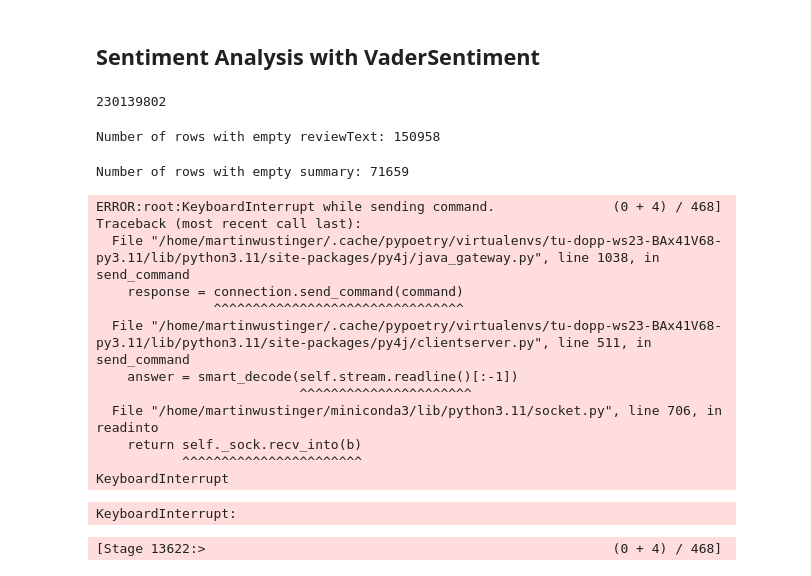
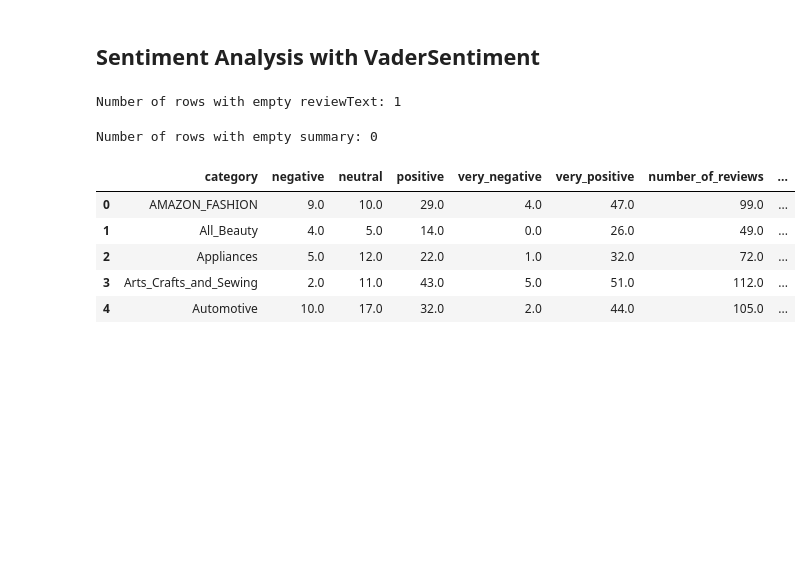
Before and after one commit to mkleinegger/amazon-reviews-sentinent-analysis, a Jupyter notebook: question1.ipynb, the cells around one changed output. Cells and saved outputs as stored; diff of their text form; code cells hidden in the pictures; blank space fills up the shorter version.

```diff
--- a/question1.ipynb
+++ b/question1.ipynb
@@ -146,11 +138,11 @@ KeyboardInterrupt:
 # %% [markdown]
 ## Sentiment Analysis with VaderSentiment
 # %%
-from pyspark.sql.functions import col, coalesce, lit
-from pyspark.sql.types import StringType, DoubleType
-
+##
+## Removes unnecaccary columns and adds columns for the sentiment analysis
+## New Columns: 'vader_neg', 'vader_neu', 'vader_pos', 'vader_compound'
+##
 def reduce_to_sentiment(df):
-    print(len(df))
     print(f"Number of rows with empty reviewText: {len(df[df['reviewText'].isna()])}")
     print(f"Number of rows with empty summary: {len(df[df['summary'].isna()])}")
     df['text'] = df['summary'] + ' - ' + df['reviewText']
@@ -165,53 +157,56 @@ def reduce_to_sentiment(df):
     calculate_pos_score = udf(lambda x: SentimentIntensityAnalyzer().polarity_scores(x)['pos'], DoubleType())
     df = df.withColumn("vader_pos", calculate_pos_score(df['text']))
     calculate_compound_score = udf(lambda x: SentimentIntensityAnalyzer().polarity_scores(x)['compound'], DoubleType())
     df = df.withColumn("vader_compound", calculate_compound_score(df['text']))
 
     df = df[['category', 'overall', 'verified', 'vader_neg', 'vader_neu', 'vader_pos', 'vader_compound']]
     calculate_sentiment = udf(lambda compound: 'very_positive' if compound >= 0.75
                                 else ('positive' if compound >= 0.25
                                 else ('very_negative' if compound <= -0.75
                                 else ('negative' if compound <= -0.25
                                 else 'neutral'))), StringType())
     df = df.withColumn("sentiment", calculate_sentiment(df['vader_compound']))
     return df
 
+##
+## Groups by Category and counts the number of ratings per sentiment class
+## Resulting Columns: 'category', 'very_negative', 'negative', 'neutral', 'positive', 'very_positive', 'number_of_reviews', 'average_sentiment'
+##
 def reduce_to_cat_sentiment(df):
     long_df = df.groupBy("category", "sentiment").agg(count("*").alias("count")).toPandas()
     wide_df = long_df.pivot(index='category', columns='sentiment', values='count')
     # wide_df.columns = [f'sentiment_{col}' for col in wide_df.columns]
     wide_df = wide_df.fillna(0)
 
     df_cat_sentiment = wide_df.reset_index()
     df_cat_sentiment = df_cat_sentiment.sort_values(by=['category']).reset_index(drop=True)
-    df_cat_sentiment = df_cat_sentiment.assign(number_of_ratings=lambda x: x['very_positive'] + x['positive'] + x['neutral'] + x['negative'] + x['very_negative'])
-    df_cat_sentiment = df_cat_sentiment.assign(average_sentiment=lambda x: (x['very_positive'] + x['positive'] * 0.5 - x['negative'] * 0.5 - x['very_negative']) / x['number_of_ratings'])
+    df_cat_sentiment = df_cat_sentiment.assign(number_of_reviews=lambda x: x['very_positive'] + x['positive'] + x['neutral'] + x['negative'] + x['very_negative'])
+
+    average_compound = df.groupBy("category").agg(avg('vader_compound').alias('average_sentiment')).toPandas().reset_index(drop=True)
+    df_cat_sentiment = df_cat_sentiment.merge(average_compound, on='category', how='left') # Correct this line
 
     return df_cat_sentiment
 
 
 
-data_sentiment = reduce_to_sentiment(subsampled_data)
+data_sentiment = reduce_to_sentiment(data_sample)
+# data_sentiment_verified = data_sentiment[data_sentiment['verified'] == True]
+# data_sentiment_not_verified = data_sentiment[data_sentiment['verified'] == False]
+
 data_cat_sentiment = reduce_to_cat_sentiment(data_sentiment)
 data_cat_sentiment.head(5)
+
+# ver_cat_sentiment = reduce_to_cat_sentiment(data_sentiment_verified)
+# notver_cat_sentiment = reduce_to_cat_sentiment(data_sentiment_not_verified)
 # %% [output]
-230139802
+Number of rows with empty reviewText: 1
-Number of rows with empty reviewText: 150958
+Number of rows with empty summary: 0
-Number of rows with empty summary: 71659
-ERROR:root:KeyboardInterrupt while sending command.               (0 + 4) / 468]
-Traceback (most recent call last):
-  File "/home/martinwustinger/.cache/pypoetry/virtualenvs/tu-dopp-ws23-BAx41V68-py3.11/lib/python3.11/site-packages/py4j/java_gateway.py", line 1038, in send_command
-    response = connection.send_command(command)
-               ^^^^^^^^^^^^^^^^^^^^^^^^^^^^^^^^
-  File "/home/martinwustinger/.cache/pypoetry/virtualenvs/tu-dopp-ws23-BAx41V68-py3.11/lib/python3.11/site-packages/py4j/clientserver.py", line 511, in send_command
-    answer = smart_decode(self.stream.readline()[:-1])
-                          ^^^^^^^^^^^^^^^^^^^^^^
-  File "/home/martinwustinger/miniconda3/lib/python3.11/socket.py", line 706, in readinto
-    return self._sock.recv_into(b)
-           ^^^^^^^^^^^^^^^^^^^^^^^
-KeyboardInterrupt
-KeyboardInterrupt:
-[Stage 13622:>                                                    (0 + 4) / 468]
+|  | category | negative | neutral | positive | very_negative | very_positive | number_of_reviews | ... |
+| 0 | AMAZON_FASHION | 9.0 | 10.0 | 29.0 | 4.0 | 47.0 | 99.0 | ... |
+| 1 | All_Beauty | 4.0 | 5.0 | 14.0 | 0.0 | 26.0 | 49.0 | ... |
+| 2 | Appliances | 5.0 | 12.0 | 22.0 | 1.0 | 32.0 | 72.0 | ... |
+| 3 | Arts_Crafts_and_Sewing | 2.0 | 11.0 | 43.0 | 5.0 | 51.0 | 112.0 | ... |
+| 4 | Automotive | 10.0 | 17.0 | 32.0 | 2.0 | 44.0 | 105.0 | ... |
 # %%
 def plot_cat_sentiment(df_cat_sentiment):
     # Calculate comulative values
```
Also changed, not shown: parts of 8 cells of this notebook, 1 other file.
